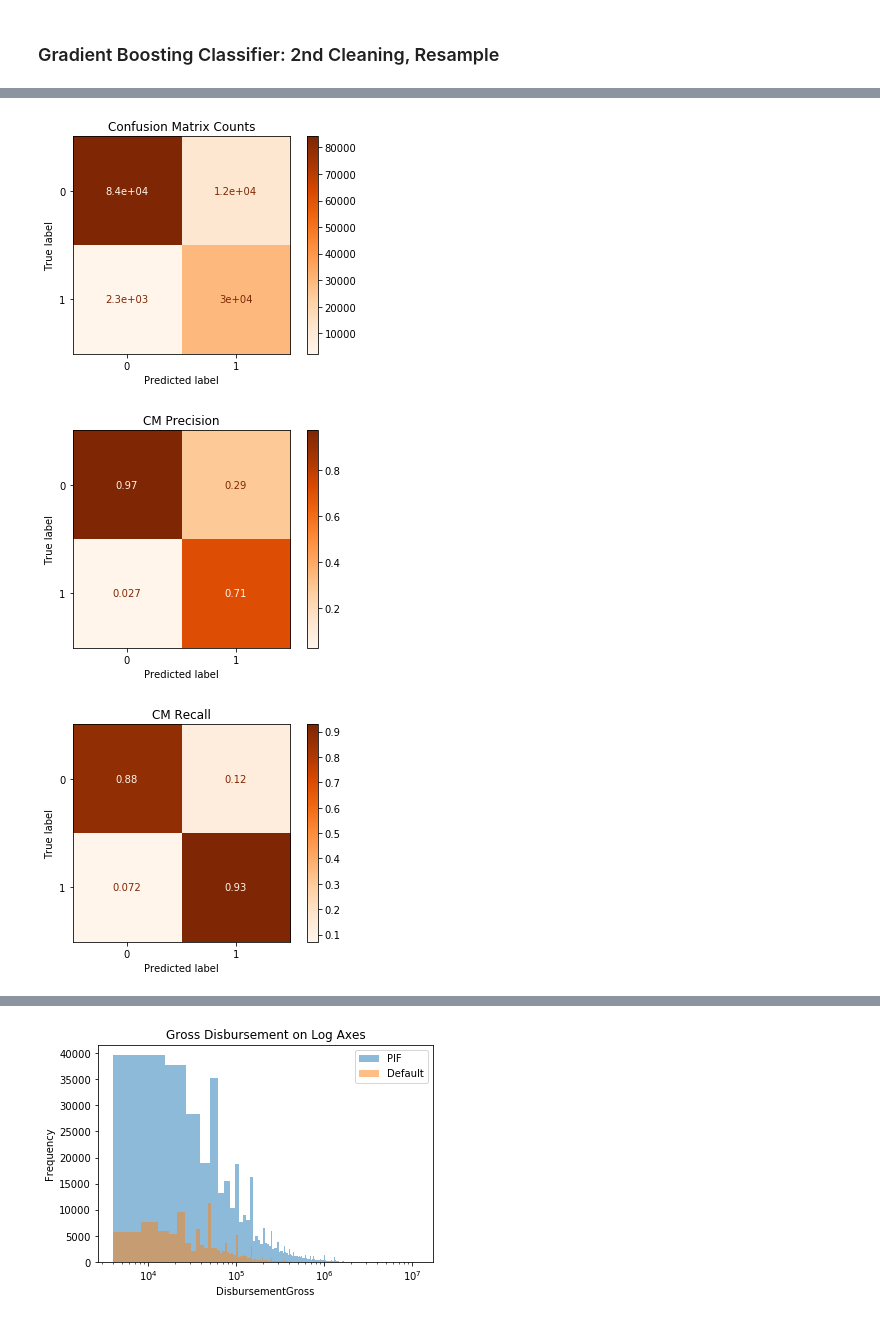
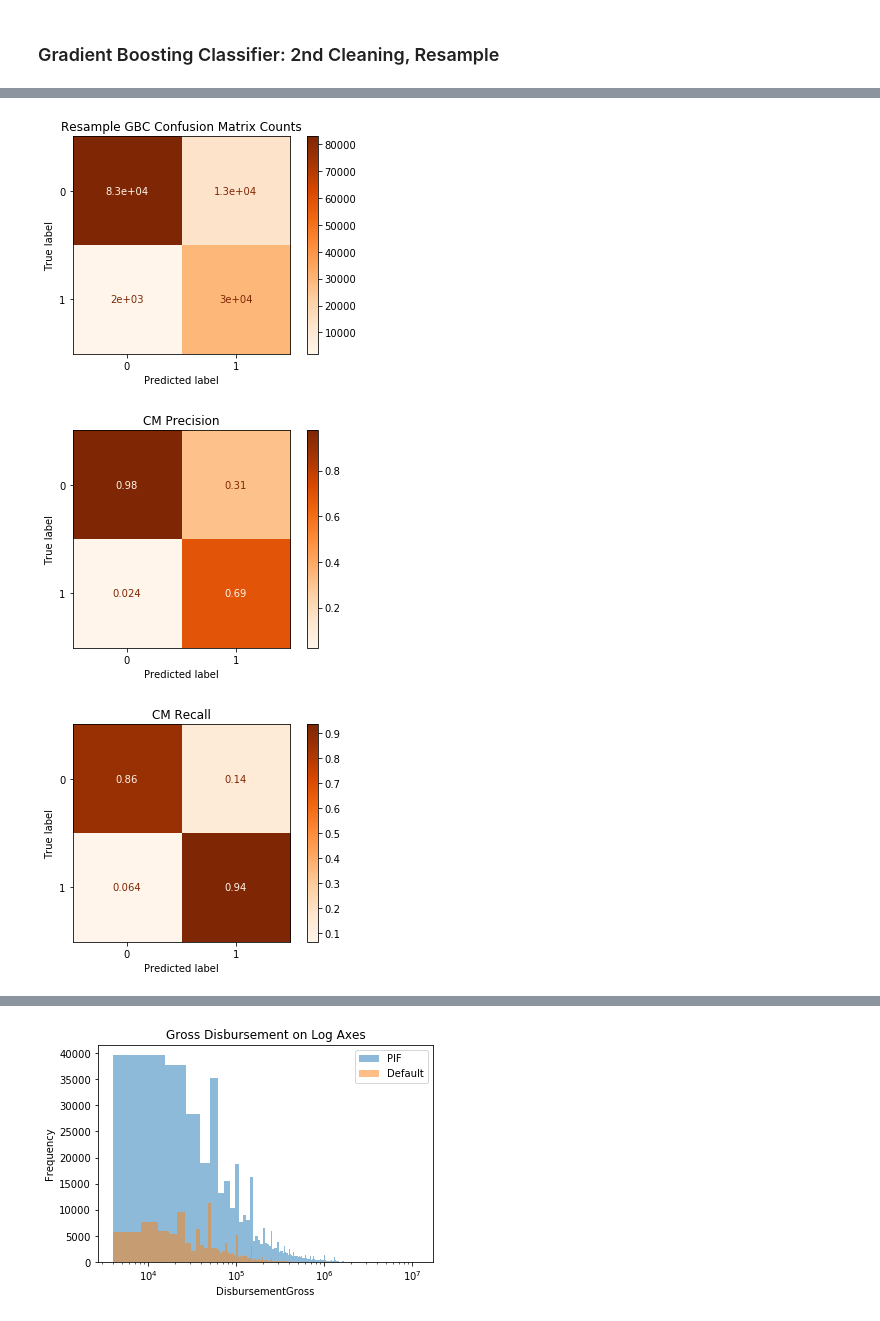
Before and after one commit to DJGump/loan_default_predicition, a Jupyter notebook: sba_loans_default_modeling.ipynb, the cells around one changed output, grey strips where cells are left out. Saved outputs shown, nothing was run; the diff lists cells and outputs as text; code cells hidden in the pictures.

```diff
--- a/sba_loans_default_modeling.ipynb
+++ b/sba_loans_default_modeling.ipynb
@@ -79,5 +91,6 @@ def print_vif(x):
 # %%
-loans = pd.read_csv("sba_loans_cleaned2.csv")
+# the data was cleaned twice.
+loans = pd.read_csv("data/sba_loans_cleaned2.csv")
 loans.info()
 
 loans2 = pd.read_csv("data/sba_loans_cleaned3.csv")
@@ -610,3 +625,9 @@ y_train_resample.mean()
 # %% [output]
 0.5
 [interactive output not drawn]
+# %%
+resample_grid = {
+    "xgbClass__subsample": [0.1, 0.5],
+    "xgbClass__colsample_bytree": [0.6, 0.8, 1.0],
+    "xgbClass__max_depth": [4, 6,7,8],
+}
@@ -745,6 +771,8 @@ y_train_resample.mean()
 0.5
 [interactive output not drawn]
 # %%
-pipeline_cv_resample_reclean = GridSearchCV(pipeline, grid, verbose=1, n_jobs=-1, cv=3,)
+pipeline_cv_resample_reclean = GridSearchCV(
+    pipeline, resample_grid, verbose=1, n_jobs=-1, cv=3,
+)
 pipeline_cv_resample_reclean.fit(X_train_resample, y_train_resample)
 # %% [output]
@@ -803,30 +831,30 @@ weighted avg       0.91      0.89      0.89    127943
 # %%
 plot_confusion_matrix(
     pipeline_cv_resample_reclean, X_test, y_test, cmap="Oranges",
 )
-plt.title("Confusion Matrix Counts")
+plt.title("Resample GBC Confusion Matrix Counts")
 
 plt.savefig("figs/counts_loan_pred_con_matr.png")
 
 
 plot_confusion_matrix(
     pipeline_cv_resample_reclean, X_test, y_test, normalize="pred", cmap="Oranges",
 )
 plt.title("CM Precision")
 
-plt.savefig("figs/prec_loan_pred_con_matr.png")
+# plt.savefig("figs/prec_loan_pred_con_matr.png")
 
 
 plot_confusion_matrix(
     pipeline_cv_resample_reclean, X_test, y_test, normalize="true", cmap="Oranges",
 )
 plt.title("CM Recall")
 
-plt.savefig("figs/recall_loan_pred_con_matr.png")
+# plt.savefig("figs/recall_loan_pred_con_matr.png")
 
 plt.show()
 # %% [output]
-[figure, old version]
+[figure, new version]
 [figure]
 [figure]
 [interactive output not drawn]
```
Also changed, not shown: parts of 73 cells of this notebook, 21 other files.
